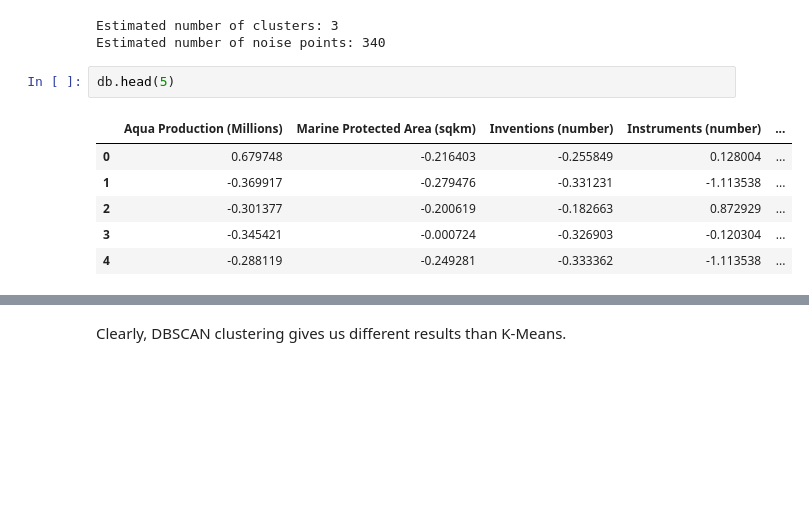
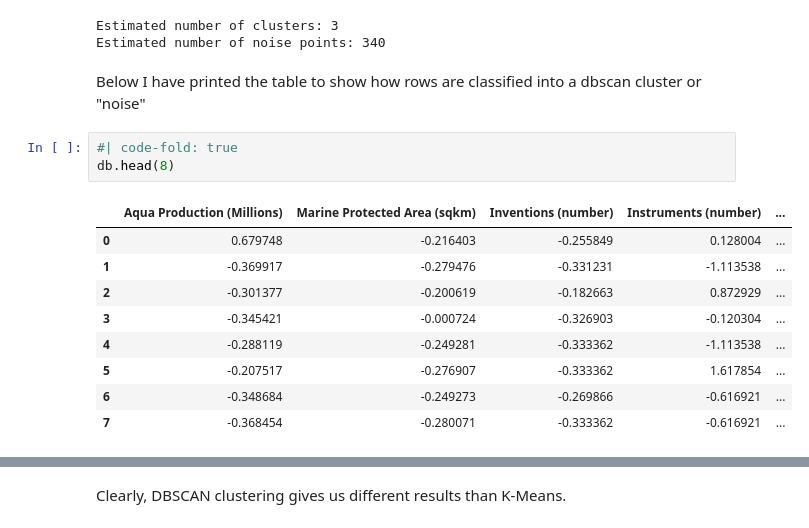
Before and after one commit to anly501/dsan-5000-project-kendallgilbert180, a Jupyter notebook: dsan-website/5000-website/clustering.ipynb, the cells around one changed output, grey strips where cells are left out. Cells and saved outputs as stored; diff of their text form; blank space fills up the shorter version.

```diff
--- a/dsan-website/5000-website/clustering.ipynb
+++ b/dsan-website/5000-website/clustering.ipynb
@@ -314,15 +313,21 @@ print("Estimated number of noise points: %d" % n_noise_)
 # %% [output]
 Estimated number of clusters: 3
 Estimated number of noise points: 340
-# %%
-db.head(5)
-# %% [output]
-|  | Aqua Production (Millions) | Marine Protected Area (sqkm) | Inventions (number) | Instruments (number) | ... |
-| 0 | 0.679748 | -0.216403 | -0.255849 | 0.128004 | ... |
-| 1 | -0.369917 | -0.279476 | -0.331231 | -1.113538 | ... |
-| 2 | -0.301377 | -0.200619 | -0.182663 | 0.872929 | ... |
-| 3 | -0.345421 | -0.000724 | -0.326903 | -0.120304 | ... |
-| 4 | -0.288119 | -0.249281 | -0.333362 | -1.113538 | ... |
+# %% [markdown]
+Below I have printed the table to show how rows are classified into a dbscan cluster or "noise"
+# %%
+#| code-fold: true
+db.head(8)
+# %% [output]
+|  | Aqua Production (Millions) | Marine Protected Area (sqkm) | Inventions (number) | Instruments (number) | ... |
+| 0 | 0.679748 | -0.216403 | -0.255849 | 0.128004 | ... |
+| 1 | -0.369917 | -0.279476 | -0.331231 | -1.113538 | ... |
+| 2 | -0.301377 | -0.200619 | -0.182663 | 0.872929 | ... |
+| 3 | -0.345421 | -0.000724 | -0.326903 | -0.120304 | ... |
+| 4 | -0.288119 | -0.249281 | -0.333362 | -1.113538 | ... |
+| 5 | -0.207517 | -0.276907 | -0.333362 | 1.617854 | ... |
+| 6 | -0.348684 | -0.249273 | -0.269866 | -0.616921 | ... |
+| 7 | -0.368454 | -0.280071 | -0.333362 | -0.616921 | ... |
 # %%
 #| code-fold: true
 import pandas as pd
```
Also changed, not shown: parts of 28 cells of this notebook, 20 other files.
